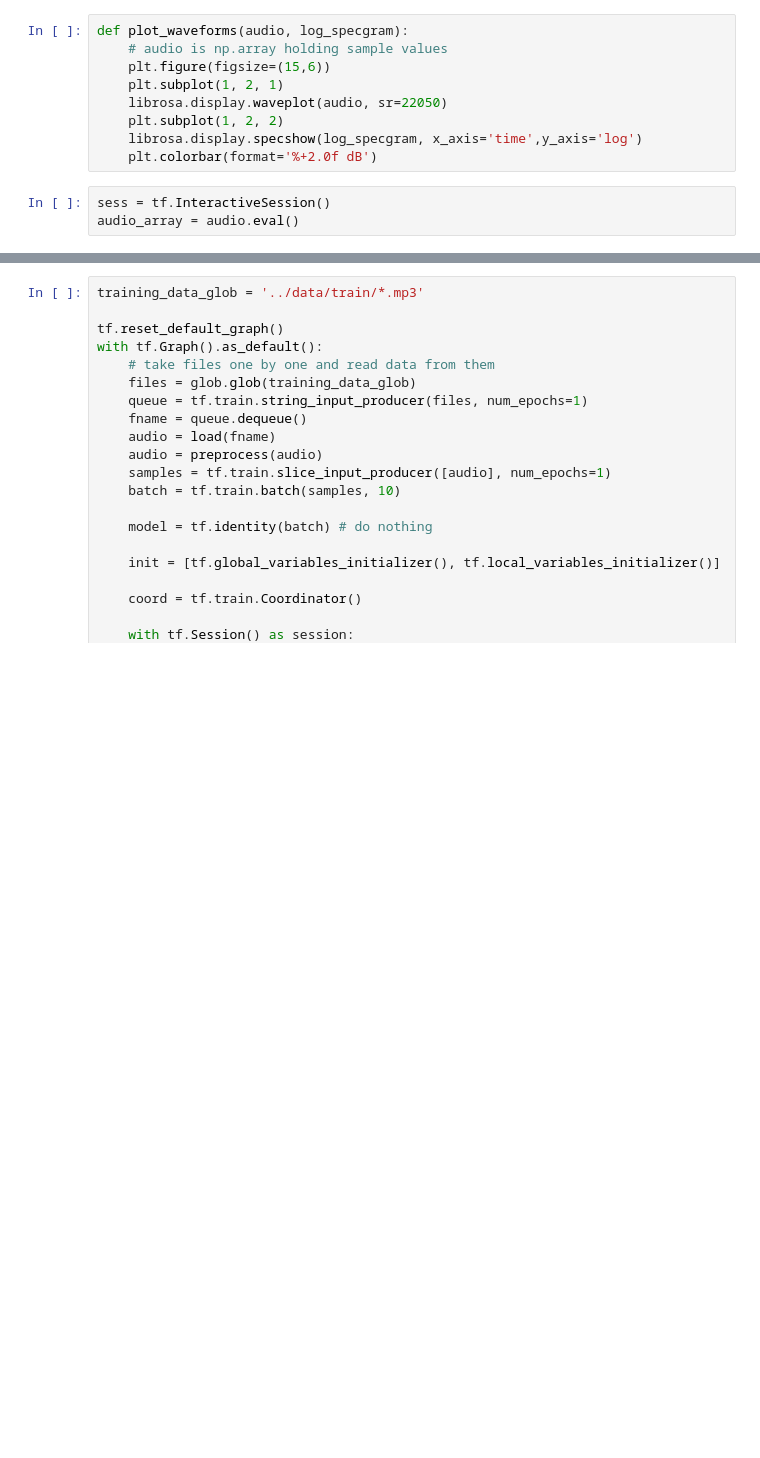
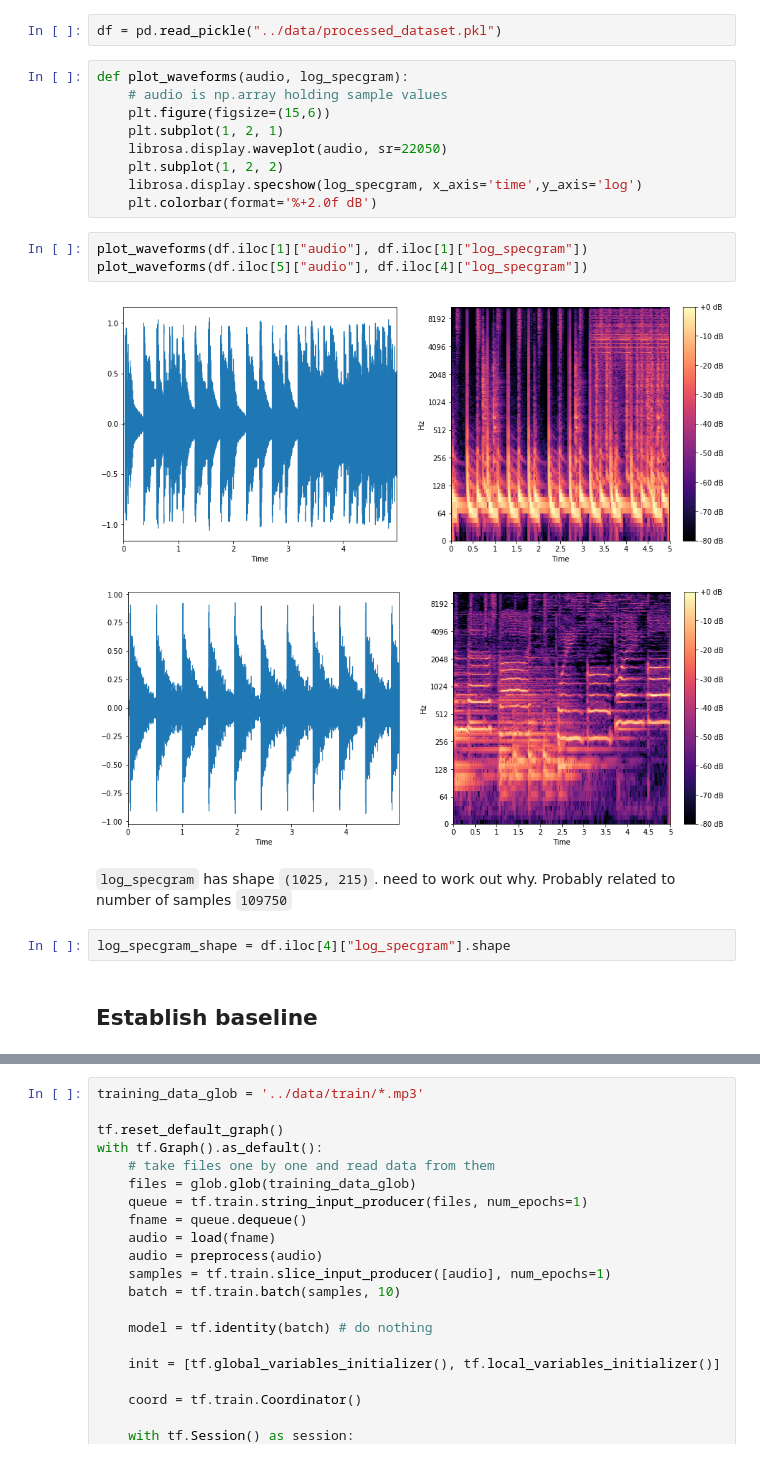
Before and after one commit to ddervs/is_it_a_banger, a Jupyter notebook: scripts/is_it_a_banger.ipynb, the cells around one changed output, grey strips where cells are left out. Drawn from its saved outputs; the diff is of its cells as text; blank space fills up the shorter version.

Commit message:
some more data massaging. hopefully can start learning soon

```diff
--- a/scripts/is_it_a_banger.ipynb
+++ b/scripts/is_it_a_banger.ipynb
@@ -16,3 +9,5 @@ KeyError: "Registering two gradient with name 'Sum' !(Previous registration was
+# %%
+df = pd.read_pickle("../data/processed_dataset.pkl")
 # %%
 def plot_waveforms(audio, log_specgram):
     # audio is np.array holding sample values
@@ -22,6 +17,15 @@ def plot_waveforms(audio, log_specgram):
     plt.subplot(1, 2, 2)
     librosa.display.specshow(log_specgram, x_axis='time',y_axis='log')
     plt.colorbar(format='%+2.0f dB')
-# %%
-sess = tf.InteractiveSession()
-audio_array = audio.eval()
+# %%
+plot_waveforms(df.iloc[1]["audio"], df.iloc[1]["log_specgram"])
+plot_waveforms(df.iloc[5]["audio"], df.iloc[4]["log_specgram"])
+# %% [output]
+[figure, added]
+[figure, added]
+# %% [markdown]
+`log_specgram` has shape `(1025, 215)`. need to work out why. Probably related to number of samples `109750`
+# %%
+log_specgram_shape = df.iloc[4]["log_specgram"].shape
+# %% [markdown]
+## Establish baseline
```
Also changed, not shown: parts of 9 cells of this notebook, 2 other files.
